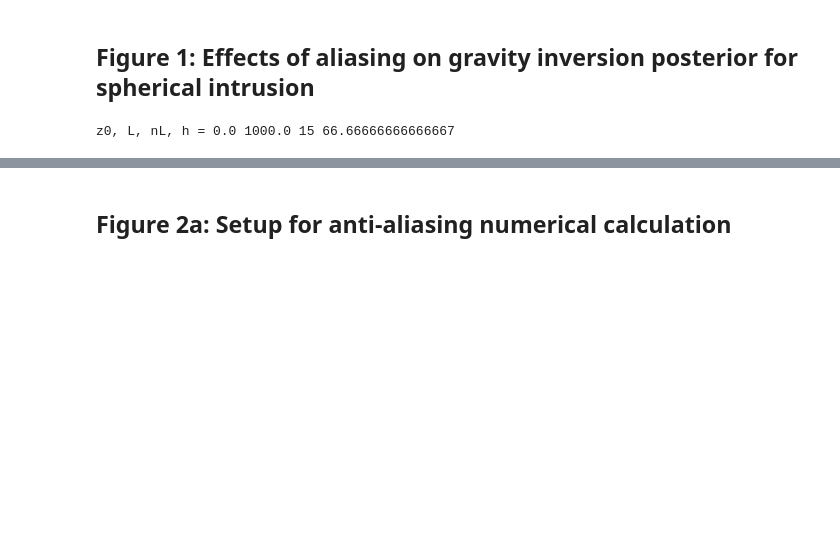
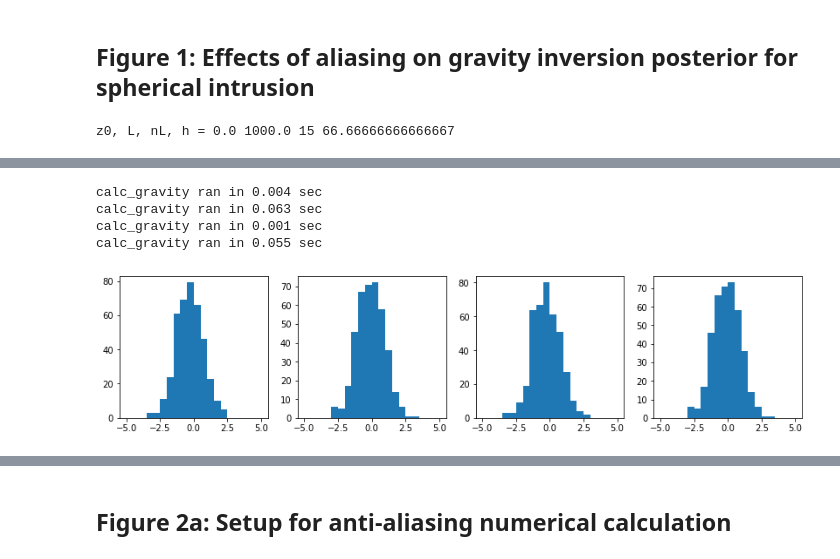
Before and after one commit to rscalzo/blockworlds, a Jupyter notebook: blockworlds/examples/gmd-2021-187/figures.ipynb, the cells around one changed output, grey strips where cells are left out. Cells and saved outputs as stored; diff of their text form; code cells hidden in the pictures; blank space fills up the shorter version.

```diff
--- a/blockworlds/examples/gmd-2021-187/figures.ipynb
+++ b/blockworlds/examples/gmd-2021-187/figures.ipynb
@@ -286,0 +296,19 @@ run_grid ran in 14.724 sec
+# %%
+# Generate residual histograms for evaluations at true parameters
+
+fig = plt.figure(figsize=(14,3))
+for i in range(4):  # loop over columns
+    fm, heff = fwdmodels[i], hvals[i]
+    model.set_fwdmodel(fm)
+    model.h = heff
+    profile_timer(fm.calc_gravity, heff)
+    resids = (fm.fwd_data - data)/sigdata
+    ax = plt.subplot(1, 4, i+1)
+    plt.hist(resids, range=(-5,5), bins=20)
+plt.show()
+# %% [output]
+calc_gravity ran in 0.004 sec
+calc_gravity ran in 0.063 sec
+calc_gravity ran in 0.001 sec
+calc_gravity ran in 0.055 sec
+[figure, added]
```
Also changed, not shown: parts of 8 cells of this notebook.
